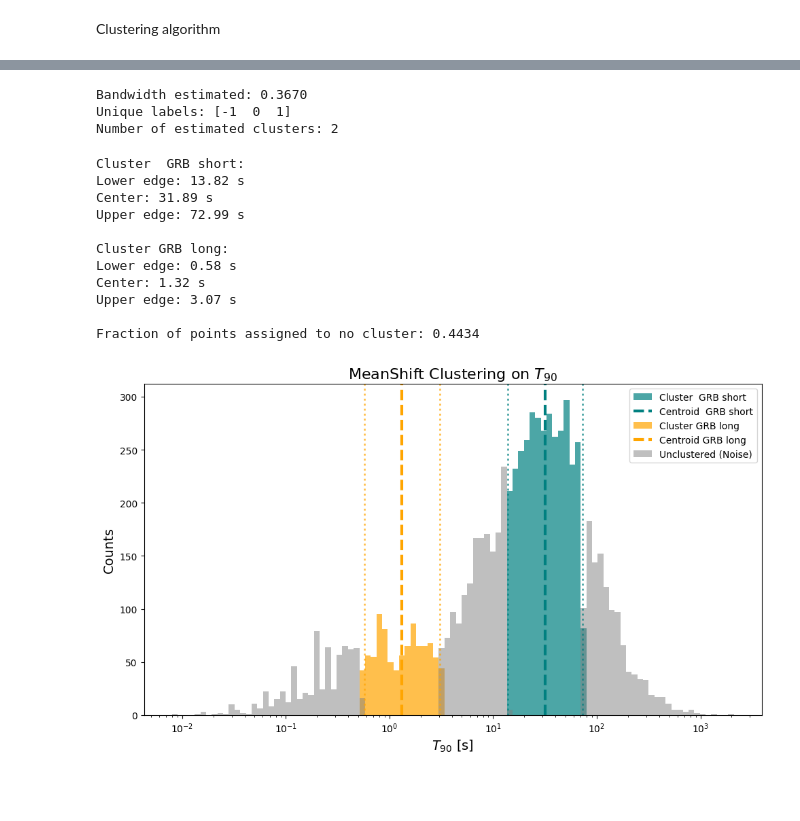
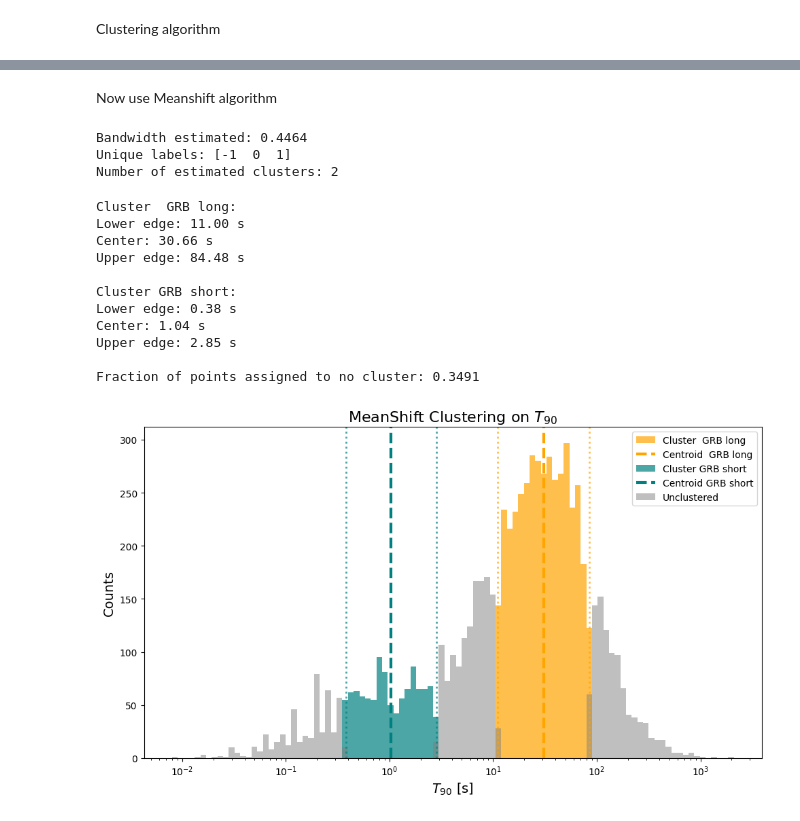
Before and after one commit to tgrisetti/astrostatistics_bicocca_2025, a Jupyter notebook: working/S14.ipynb, the cells around one changed output, grey strips where cells are left out. Cells and saved outputs as stored; diff of their text form; code cells hidden in the pictures; blank space fills up the shorter version.

```diff
--- a/working/S14.ipynb
+++ b/working/S14.ipynb
@@ -250,10 +253,10 @@ KeyboardInterrupt:
+# %% [markdown]
+Now use Meanshift algorithm
 # %%
-#Now use Meanshift algorithm
-
-b = estimate_bandwidth(log_t90[:, np.newaxis], quantile=0.2)
+b = estimate_bandwidth(log_t90[:, np.newaxis], quantile=0.25) # quantile parameter: determine which distance to choose as the bandwidth
 print(f'Bandwidth estimated: {b:.4f}')
 
-ms = MeanShift(bandwidth=b, cluster_all=False)
+ms = MeanShift(bandwidth=b, cluster_all=False, max_iter=300)
 ms.fit(log_t90[:, np.newaxis])
 
 labels_ms = ms.labels_
@@ -264,7 +267,7 @@ centers_ms = ms.cluster_centers_
 print("Unique labels:", labels_unique)
 print("Number of estimated clusters:", n_clusters)
 # %% [output]
-Bandwidth estimated: 0.3670
+Bandwidth estimated: 0.4464
 Unique labels: [-1  0  1]
 Number of estimated clusters: 2
 # %%
@@ -272,8 +275,8 @@ Number of estimated clusters: 2
 plt.figure(figsize=(10, 6))
 
 bins = np.logspace(log_t90.min(), log_t90.max(), 100)
-colors = ['teal', 'orange']
-labels = [' GRB short', 'GRB long']
+colors = ['orange', 'teal']
+labels = [' GRB long', 'GRB short']
 
 # loop over cluster
 for i in range(n_clusters):
@@ -287,41 +290,41 @@ for i in range(n_clusters):
 
     print(f"\nCluster {labels[i]}:")
     print(f"Lower edge: {10**lower_edge:.2f} s")
     print(f"Center: {10**center:.2f} s")
     print(f"Upper edge: {10**upper_edge:.2f} s")
 
     plt.axvline(10**center, color=colors[i % len(colors)], linestyle='dashed', linewidth=3, label=f'Centroid {labels[i]}')
     plt.axvline(10**lower_edge, color=colors[i % len(colors)], linestyle=':', linewidth=2, alpha=0.7)
     plt.axvline(10**upper_edge, color=colors[i % len(colors)], linestyle=':', linewidth=2, alpha=0.7)
 
 # unclustered point (if cluster_all=False)
 unclustered = log_t90[labels_ms == -1]
 if len(unclustered) > 0:
-    plt.hist(10**unclustered, bins=bins, alpha=0.5, color='gray', label='Unclustered (Noise)')
+    plt.hist(10**unclustered, bins=bins, alpha=0.5, color='gray', label='Unclustered')
     fraction_unclustered = len(unclustered) / len(log_t90)
     print(f'\nFraction of points assigned to no cluster: {fraction_unclustered:.4f}')
 
 
 plt.xlabel(r'$T_{90}$ [s]', fontsize=14)
 plt.ylabel('Counts', fontsize=14)
 plt.xscale('log')
 plt.title(r'MeanShift Clustering on $T_{90}$', fontsize=16)
 
 
 plt.legend(fontsize=10, loc='upper right')
 plt.tight_layout()
 
 plt.show()
 # %% [output]
-Cluster  GRB short:
-Lower edge: 13.82 s
-Center: 31.89 s
-Upper edge: 72.99 s
+Cluster  GRB long:
+Lower edge: 11.00 s
+Center: 30.66 s
+Upper edge: 84.48 s
 
-Cluster GRB long:
-Lower edge: 0.58 s
-Center: 1.32 s
-Upper edge: 3.07 s
+Cluster GRB short:
+Lower edge: 0.38 s
+Center: 1.04 s
+Upper edge: 2.85 s
 
-Fraction of points assigned to no cluster: 0.4434
+Fraction of points assigned to no cluster: 0.3491
-[figure, old version]
+[figure, new version]
```
Also changed, not shown: parts of 20 cells of this notebook.
